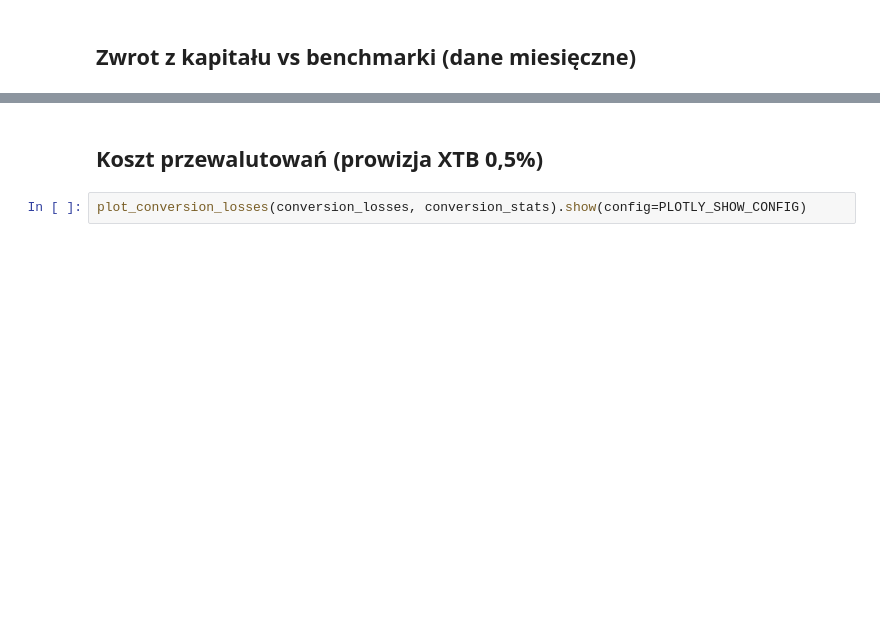
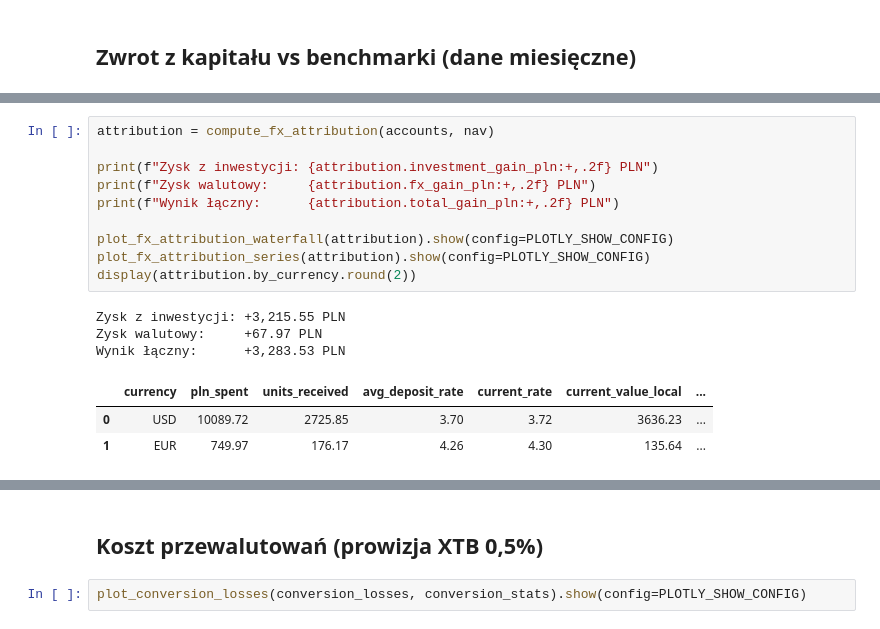
Before and after one commit to Oliwciu123/XTB_Portfolio_Tracker, a Jupyter notebook: notebooks/portfolio_analysis.ipynb, the cells around one changed output, grey strips where cells are left out. Cells and saved outputs as stored; diff of their text form; blank space fills up the shorter version.

```diff
--- a/notebooks/portfolio_analysis.ipynb
+++ b/notebooks/portfolio_analysis.ipynb
@@ -92,0 +133,17 @@ HBox(children=(VBox(children=(HTML(value='<b>Pokaż na wykresie</b>'), HTML(valu
+# %%
+attribution = compute_fx_attribution(accounts, nav)
+
+print(f"Zysk z inwestycji: {attribution.investment_gain_pln:+,.2f} PLN")
+print(f"Zysk walutowy:     {attribution.fx_gain_pln:+,.2f} PLN")
+print(f"Wynik łączny:      {attribution.total_gain_pln:+,.2f} PLN")
+
+plot_fx_attribution_waterfall(attribution).show(config=PLOTLY_SHOW_CONFIG)
+plot_fx_attribution_series(attribution).show(config=PLOTLY_SHOW_CONFIG)
+display(attribution.by_currency.round(2))
+# %% [output]
+Zysk z inwestycji: +3,215.55 PLN
+Zysk walutowy:     +67.97 PLN
+Wynik łączny:      +3,283.53 PLN
+|  | currency | pln_spent | units_received | avg_deposit_rate | current_rate | current_value_local | ... |
+| 0 | USD | 10089.72 | 2725.85 | 3.70 | 3.72 | 3636.23 | ... |
+| 1 | EUR | 749.97 | 176.17 | 4.26 | 4.30 | 135.64 | ... |
```
Also changed, not shown: parts of 10 cells of this notebook, 7 other files.
